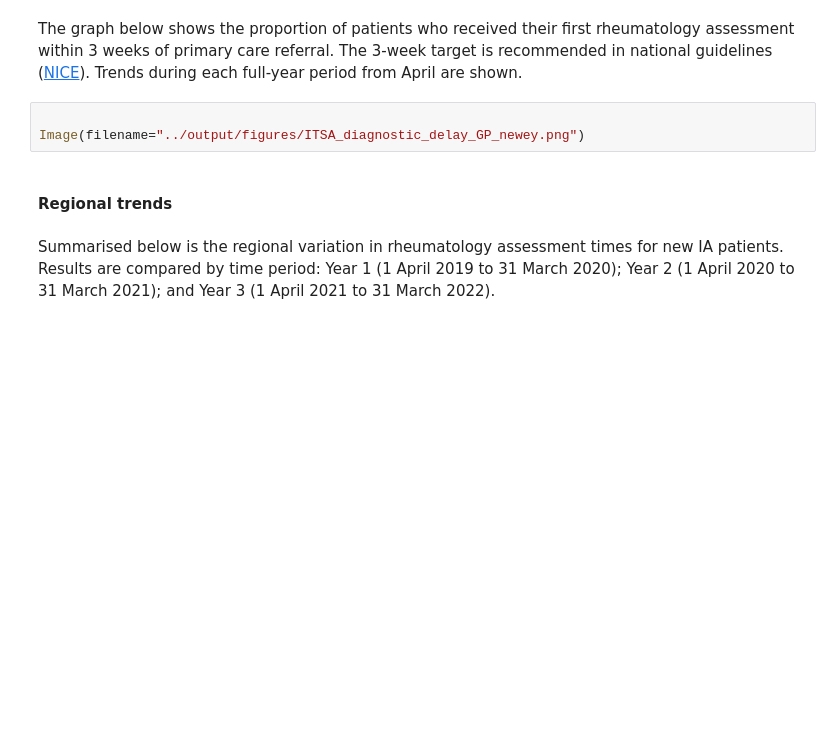
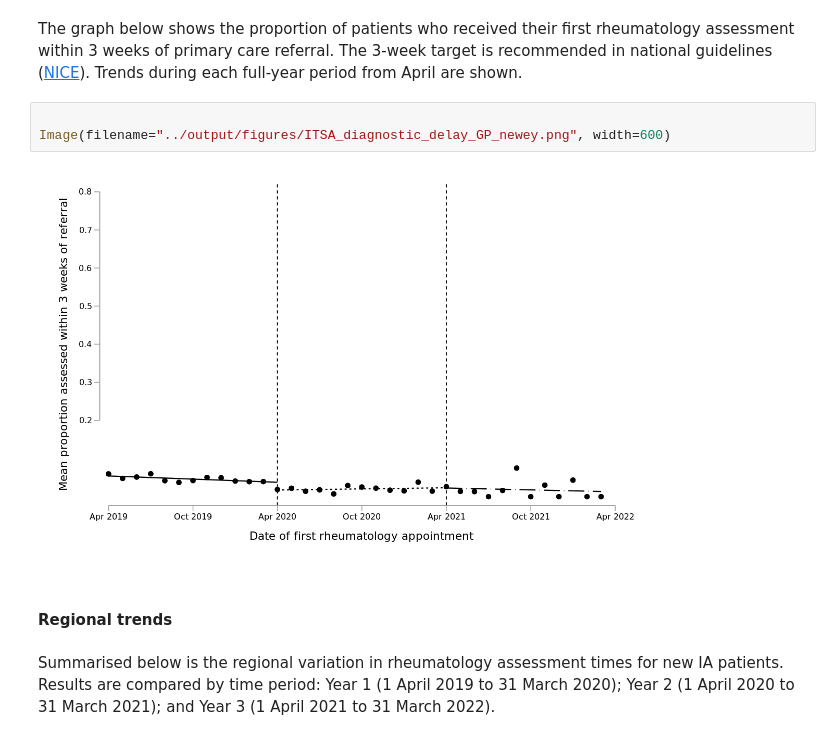
Before and after one commit to markdrussell/OpenSAFELY, a Jupyter notebook: analysis/report.ipynb, the cells around one changed output. Cells and saved outputs as stored; diff of their text form; blank space fills up the shorter version.

```diff
--- a/analysis/report.ipynb
+++ b/analysis/report.ipynb
@@ -53,7 +69,9 @@ display(
 The graph below shows the proportion of patients who received their first rheumatology assessment within 3 weeks of primary care referral. The 3-week target is recommended in national guidelines ([NICE](https://www.nice.org.uk/guidance/qs33)). Trends during each full-year period from April are shown.
 # %%
 
-Image(filename="../output/figures/ITSA_diagnostic_delay_GP_newey.png")
+Image(filename="../output/figures/ITSA_diagnostic_delay_GP_newey.png", width=600)
+# %% [output]
+[figure, added]
 # %% [markdown]
 #### Regional trends
 # %% [markdown]
```
Also changed, not shown: parts of 7 cells of this notebook.
